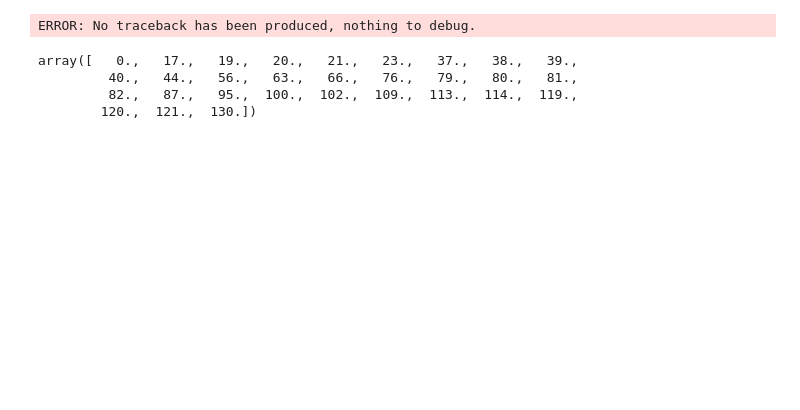
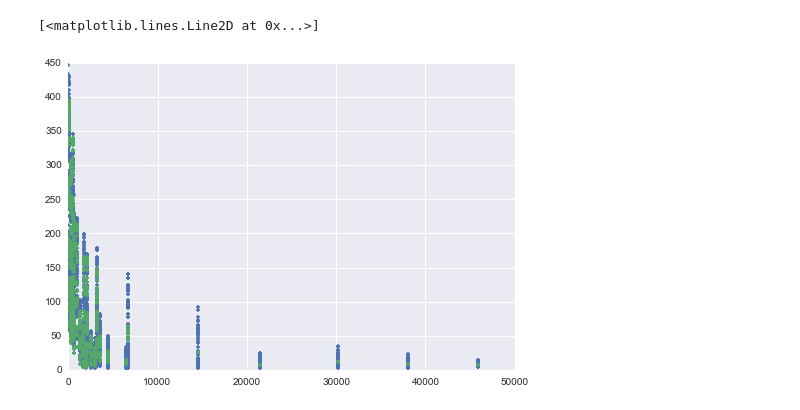
Before and after one commit to arokem/ISBI2015, a Jupyter notebook: ModelingTE-integrated.ipynb, the cells around one changed output. Cells and saved outputs as stored; diff of their text form; code cells hidden in the pictures; blank space fills up the shorter version.

```diff
--- a/ModelingTE-integrated.ipynb
+++ b/ModelingTE-integrated.ipynb
@@ -61,11 +122,0 @@ predict= fit.predict(test_gtab, test_te)
-# %%
-debug
-# %% [output]
-ERROR: No traceback has been produced, nothing to debug.
-# %%
-np.unique(train_Delta)
-# %% [output]
-array([   0.,   17.,   19.,   20.,   21.,   23.,   37.,   38.,   39.,
-         40.,   44.,   56.,   63.,   66.,   76.,   79.,   80.,   81.,
-         82.,   87.,   95.,  100.,  102.,  109.,  113.,  114.,  119.,
-        120.,  121.,  130.])
@@ -72 +129,7 @@ array([   0.,   17.,   19.,   20.,   21.,   23.,   37.,   38.,   39.,
+# %%
+plt.plot(test_gtab.bvals, test_data, '.')
+plt.plot(test_gtab.bvals, predict1, '.')
+# %% [output]
+[<matplotlib.lines.Line2D at 0x...>]
+[figure, added]
 # %%
```
Also changed, not shown: parts of 30 cells of this notebook, 3 other files.
